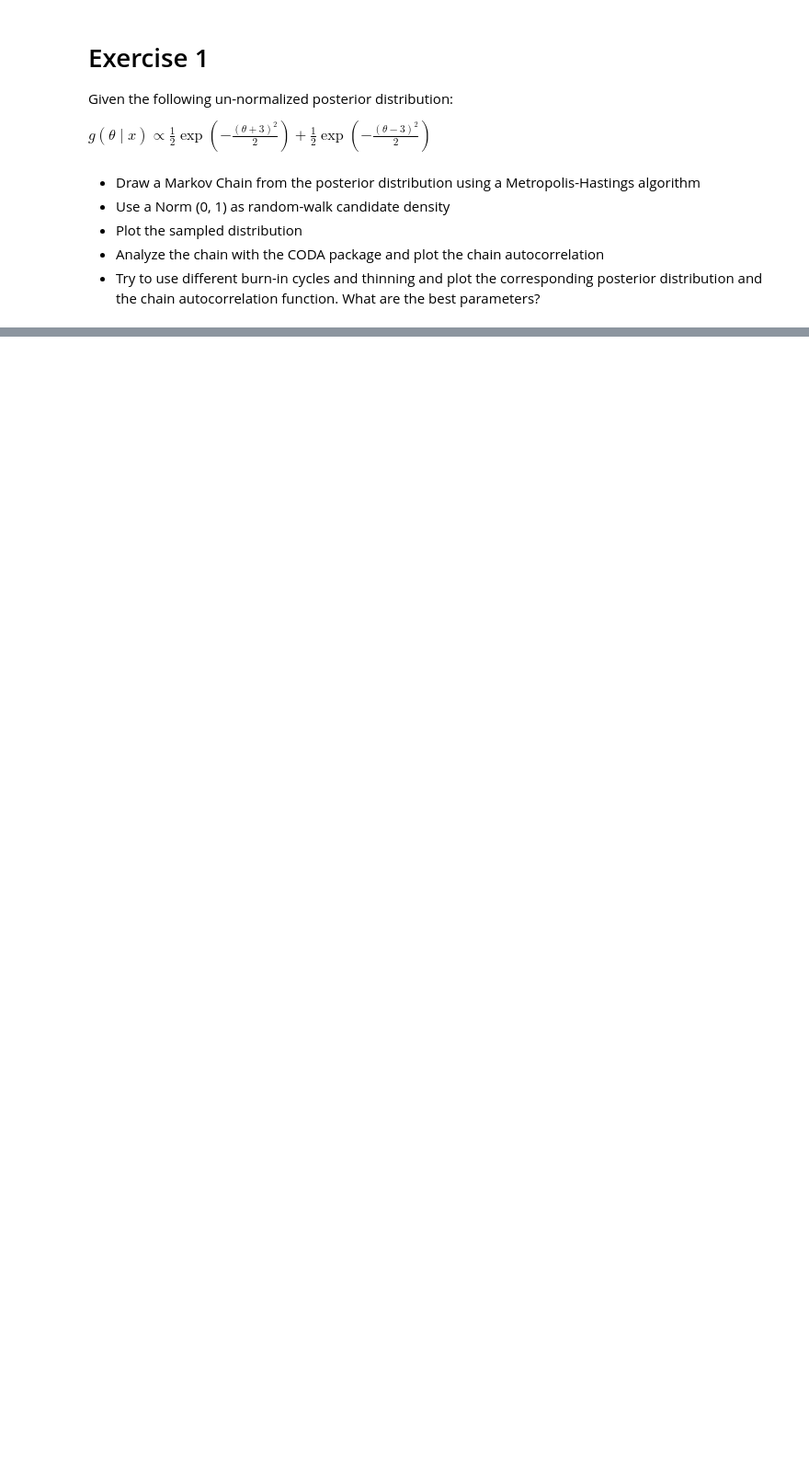
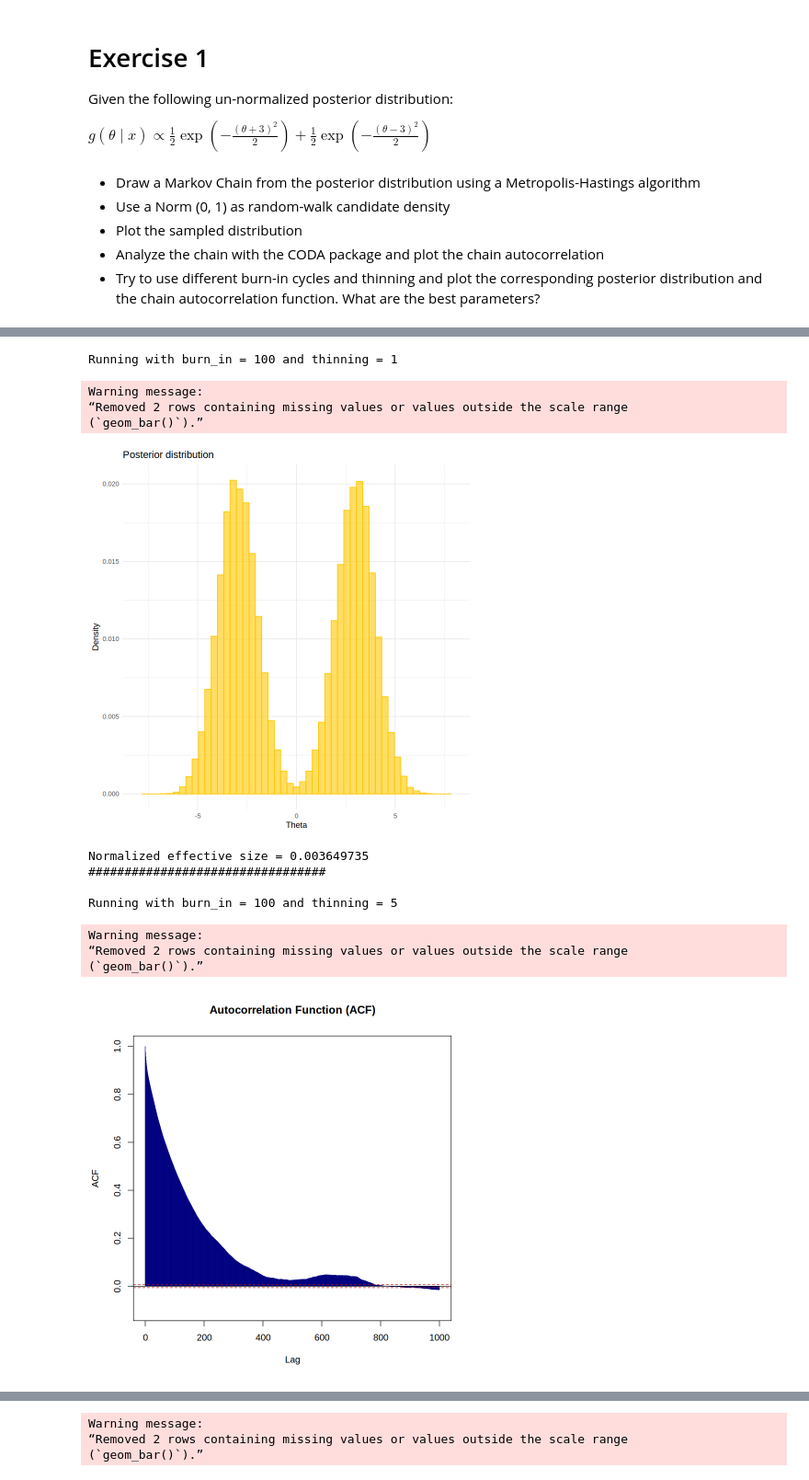
Before and after one commit to Kallo27/Advanced_statistics, a Jupyter notebook: Lab05/CalandraBuonaura_LorenzoRlab05.ipynb, the cells around one changed output, grey strips where cells are left out. Shown at 92% size. Cells and saved outputs as stored; diff of their text form; code cells hidden in the pictures; blank space fills up the shorter version.

```diff
--- a/Lab05/CalandraBuonaura_LorenzoRlab05.ipynb
+++ b/Lab05/CalandraBuonaura_LorenzoRlab05.ipynb
@@ -261,0 +151,43 @@ ERROR: Error in data.frame(lags, ACF): arguments imply differing number of rows:
+# %%
+burn_in_values <- c(100, 1000, 5000, 10000, 20000, 30000, 40000, 50000)
+thinning_values <- c(1, 5, 10, 15, 20)
+lag_max <- 1000
+n_sample <- 100000
+n_bins <- 50
+
+effective_sizes <- list()
+
+effective_sizes <- data.frame(burn_in = integer(), thinning = integer(),
+                              eff_size = numeric())
+
+for (burn_in in burn_in_values) {
+  for (thinning in thinning_values) {
+    cat("Running with burn_in =", burn_in, "and thinning =", thinning, "\n")
+
+    random_theta <- rnorm(1, 0, 1)
+    out <- metropolis_sampler(random_theta, n_sample, burn_in)
+    plot_posterior(out$value, theta_values, post_values, n_bins)
+    eff_size <- plot_acf(out, thinning, lag_max)
+
+    cat("Normalized effective size =", eff_size, "\n")
+    effective_sizes <- rbind(effective_sizes,
+                             data.frame(burn_in = burn_in, thinning = thinning,
+                                        eff_size = eff_size))
+
+    cat("#################################\n\n")
+  }
+}
+# %% [output]
+Running with burn_in = 100 and thinning = 1
+Warning message:
+“Removed 2 rows containing missing values or values outside the scale range
+(`geom_bar()`).”
+[figure, added]
+Normalized effective size = 0.003649735
+#################################
+
+Running with burn_in = 100 and thinning = 5
+Warning message:
+“Removed 2 rows containing missing values or values outside the scale range
+(`geom_bar()`).”
+[figure, added]
@@ -261,0 +199,3 @@ ERROR: Error in data.frame(lags, ACF): arguments imply differing number of rows:
+Warning message:
+“Removed 2 rows containing missing values or values outside the scale range
+(`geom_bar()`).”
```
Also changed, not shown: parts of 20 cells of this notebook.
